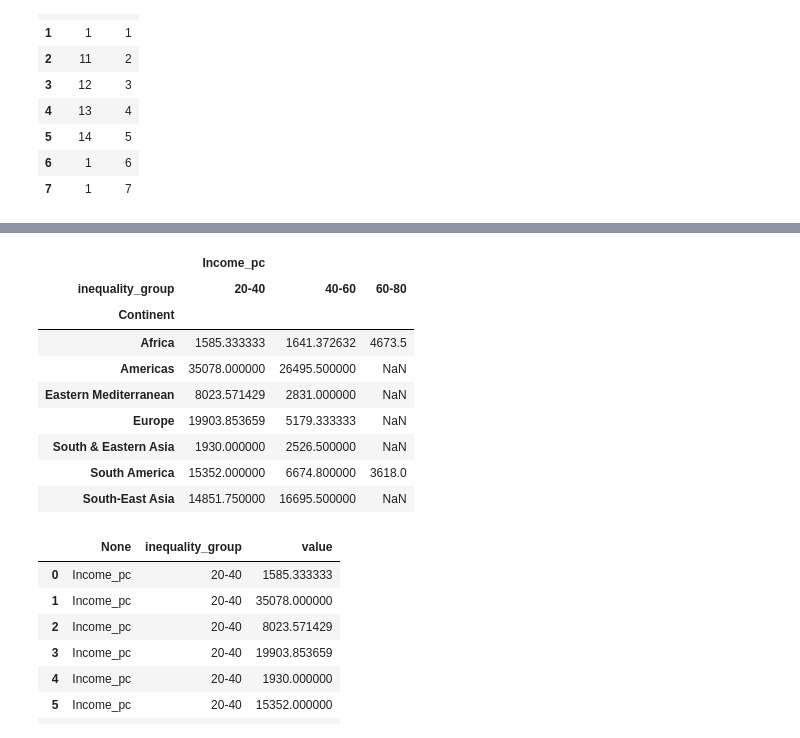
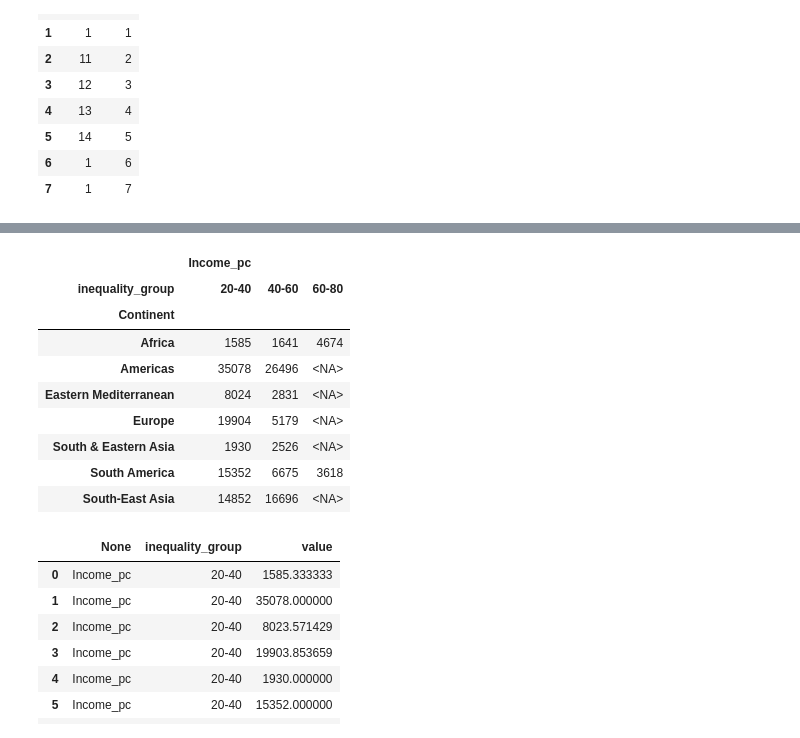
Before and after one commit to MaCoZu/notebooks, a Jupyter notebook: 02.2_Pandas.ipynb, the cells around one changed output, grey strips where cells are left out. Drawn from its saved outputs; the diff is of its cells as text; code cells hidden in the pictures.

```diff
--- a/02.2_Pandas.ipynb
+++ b/02.2_Pandas.ipynb
@@ -1504,22 +1534,22 @@ selection.head(3)
 # %%
 piv = pd.pivot_table(selection,
                values=["Income_pc"],
                index=["Continent"],
                columns='inequality_group',
                aggfunc=np.average)
 
-piv
+piv.round(0).astype(pd.Int64Dtype()) # rounding and converting to int
 # %% [output]
 |  | Income_pc |  |  |
 | inequality_group | 20-40 | 40-60 | 60-80 |
 | Continent |  |  |  |
-| Africa | 1585.333333 | 1641.372632 | 4673.5 |
-| Americas | 35078.000000 | 26495.500000 | NaN |
-| Eastern Mediterranean | 8023.571429 | 2831.000000 | NaN |
-| Europe | 19903.853659 | 5179.333333 | NaN |
-| South & Eastern Asia | 1930.000000 | 2526.500000 | NaN |
-| South America | 15352.000000 | 6674.800000 | 3618.0 |
-| South-East Asia | 14851.750000 | 16695.500000 | NaN |
+| Africa | 1585 | 1641 | 4674 |
+| Americas | 35078 | 26496 | <NA> |
+| Eastern Mediterranean | 8024 | 2831 | <NA> |
+| Europe | 19904 | 5179 | <NA> |
+| South & Eastern Asia | 1930 | 2526 | <NA> |
+| South America | 15352 | 6675 | 3618 |
+| South-East Asia | 14852 | 16696 | <NA> |
 # %%
 piv.melt()
 # %% [output]
```
Also changed, not shown: parts of 14 cells of this notebook, 5 other files.
